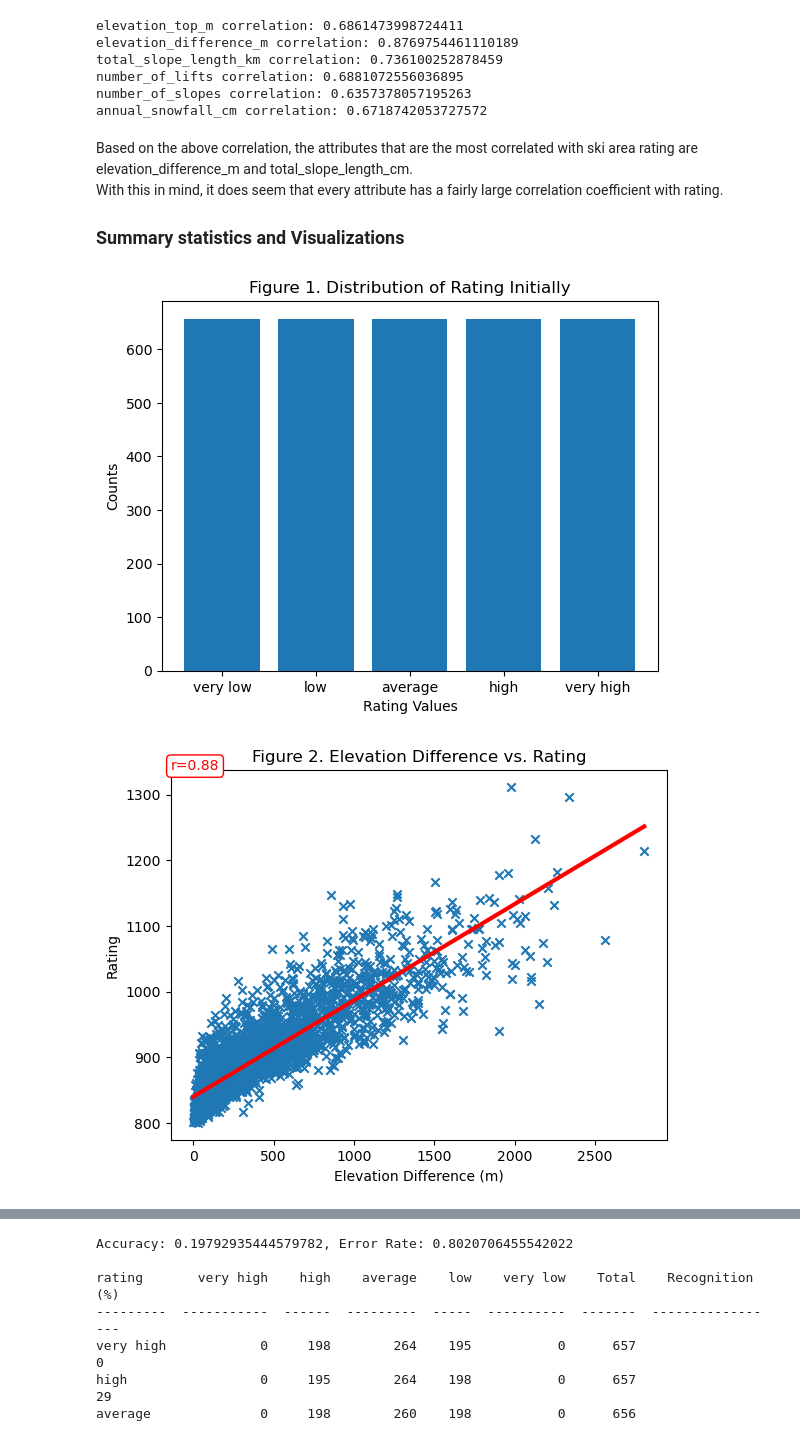
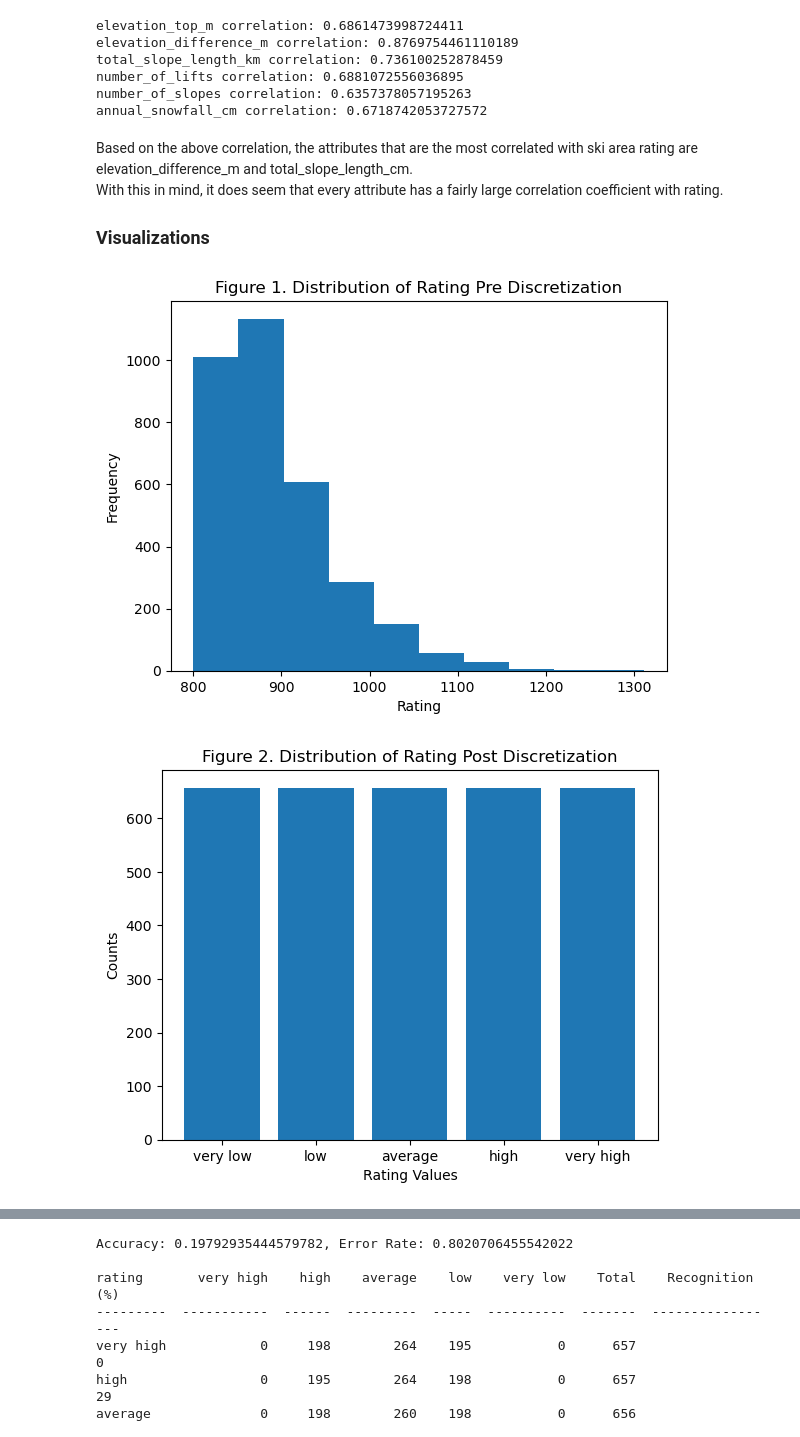
Before and after one commit to gabeh135/CPSC322-FinalProject, a Jupyter notebook: project_writeup.ipynb, the cells around one changed output, grey strips where cells are left out. Saved outputs shown, nothing was run; the diff lists cells and outputs as text; code cells hidden in the pictures.

```diff
--- a/project_writeup.ipynb
+++ b/project_writeup.ipynb
@@ -147,27 +150,31 @@ total_slope_length_cm.
 With this in mind, it does seem that every attribute has a fairly large
 correlation coefficient with rating.
 
-### Summary statistics and Visualizations
+### Visualizations
 # %%
-# true distribution of rating after discretization
+# distribution of rating before discretization
+plt.histogram(ski_y, "Figure 1. Distribution of Rating Pre Discretization", \
+              "Rating", "Frequency")
+
+# distribution of rating after discretization
 display_order = [4, 2, 0, 1, 3]
 
 values, counts = myutils.get_frequencies(y_copy)
 ordered_values = [values[i] for i in display_order]
 ordered_counts = [counts[i] for i in display_order]
 
-plt.bar_chart(ordered_values, ordered_counts, "Figure 1. Distribution of Rating Initially", \
+plt.bar_chart(ordered_values, ordered_counts, "Figure 2. Distribution of Rating Post Discretization", \
               "Rating Values", "Counts")
 
 # scatter plot of rating vs elevation_difference_m
 m, b = myutils.compute_slope_intercept(elev_diff, ski_y)
-plt.linear_regression(elev_diff, ski_y, m, b, "Figure 2. Elevation Difference vs. Rating", \
+plt.linear_regression(elev_diff, ski_y, m, b, "Figure 3. Elevation Difference vs. Rating", \
                      "Elevation Difference (m)", "Rating")
 
 # scatter plot of rating vs total_slope_length_km
 m, b = myutils.compute_slope_intercept(slope, ski_y)
-plt.linear_regression(slope, ski_y, m, b, "Figure 2. Total Slope Length vs. Rating", \
+plt.linear_regression(slope, ski_y, m, b, "Figure 4. Total Slope Length vs. Rating", \
                      "Total Slope Length (km)", "Rating")
 # %% [output]
-[figure, old version]
+[figure, new version]
-[figure, old version]
+[figure, new version]
```
Also changed, not shown: parts of 15 cells of this notebook, 1 other file.
